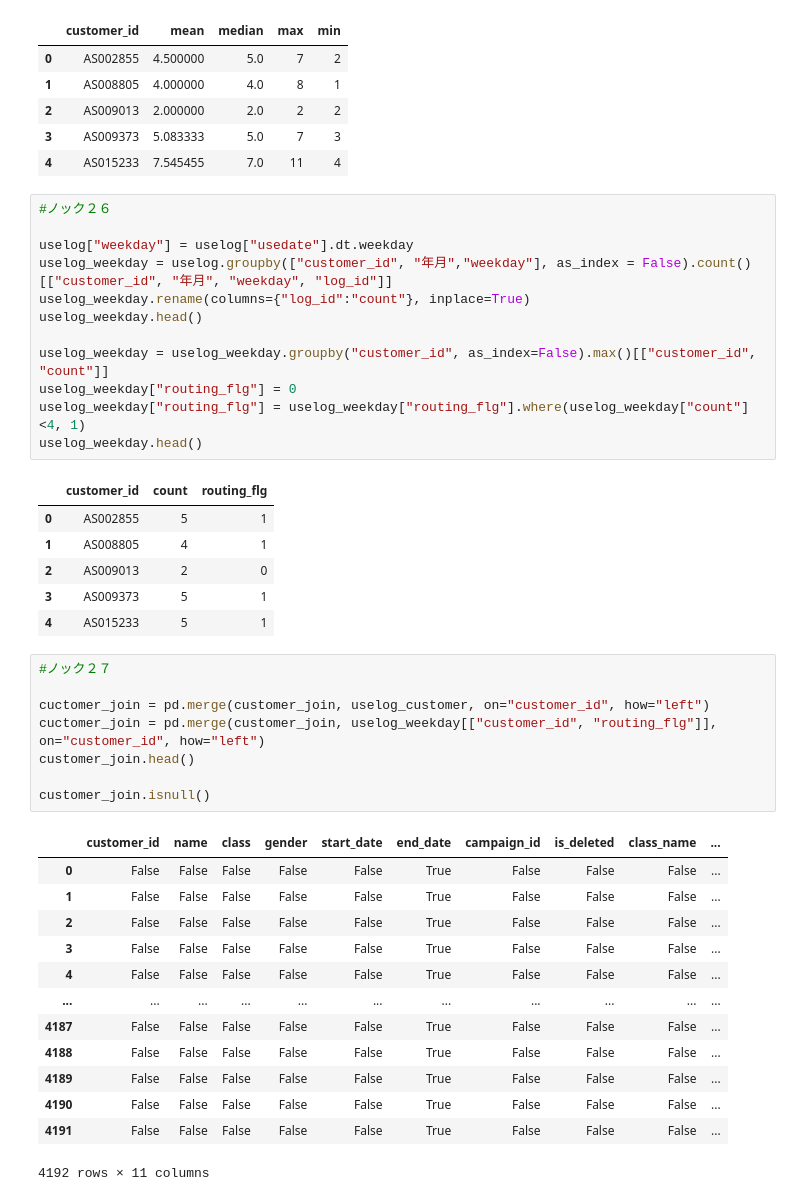
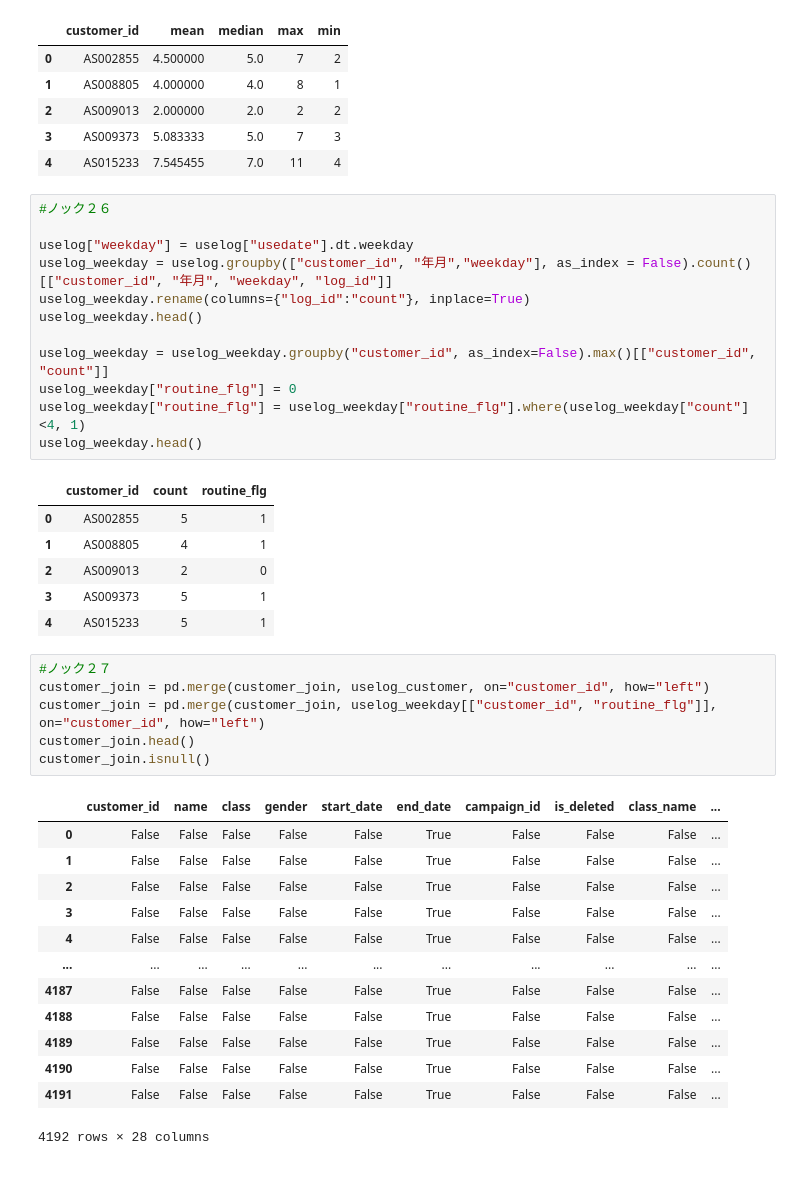
Before and after one commit to midoritya/python_dataanalytics_100knock, a Jupyter notebook: chapter3/chapter3.ipynb, the cells around one changed output. Drawn from its saved outputs; the diff is of its cells as text.

```diff
--- a/chapter3/chapter3.ipynb
+++ b/chapter3/chapter3.ipynb
@@ -105,17 +105,17 @@ uselog_customer.head()
 # %%
 #ノック２６
 
 uselog["weekday"] = uselog["usedate"].dt.weekday
 uselog_weekday = uselog.groupby(["customer_id", "年月","weekday"], as_index = False).count()[["customer_id", "年月", "weekday", "log_id"]]
 uselog_weekday.rename(columns={"log_id":"count"}, inplace=True)
 uselog_weekday.head()
 
 uselog_weekday = uselog_weekday.groupby("customer_id", as_index=False).max()[["customer_id", "count"]]
-uselog_weekday["routing_flg"] = 0
-uselog_weekday["routing_flg"] = uselog_weekday["routing_flg"].where(uselog_weekday["count"]<4, 1)
+uselog_weekday["routine_flg"] = 0
+uselog_weekday["routine_flg"] = uselog_weekday["routine_flg"].where(uselog_weekday["count"]<4, 1)
 uselog_weekday.head()
 # %% [output]
-|  | customer_id | count | routing_flg |
+|  | customer_id | count | routine_flg |
 | 0 | AS002855 | 5 | 1 |
 | 1 | AS008805 | 4 | 1 |
 | 2 | AS009013 | 2 | 0 |
@@ -123,11 +123,9 @@ uselog_weekday.head()
 | 4 | AS015233 | 5 | 1 |
 # %%
 #ノック２７
-
-cuctomer_join = pd.merge(customer_join, uselog_customer, on="customer_id", how="left")
-cuctomer_join = pd.merge(customer_join, uselog_weekday[["customer_id", "routing_flg"]], on="customer_id", how="left")
+customer_join = pd.merge(customer_join, uselog_customer, on="customer_id", how="left")
+customer_join = pd.merge(customer_join, uselog_weekday[["customer_id", "routine_flg"]], on="customer_id", how="left")
 customer_join.head()
-
 customer_join.isnull()
 # %% [output]
 |  | customer_id | name | class | gender | start_date | end_date | campaign_id | is_deleted | class_name | ... |
@@ -142,7 +140,7 @@ customer_join.isnull()
 | 4189 | False | False | False | False | False | True | False | False | False | ... |
 | 4190 | False | False | False | False | False | True | False | False | False | ... |
 | 4191 | False | False | False | False | False | True | False | False | False | ... |
-4192 rows × 11 columns
+4192 rows × 28 columns
 # %%
 #ノック２８
 
```
Also changed, not shown: parts of 2 cells of this notebook.
